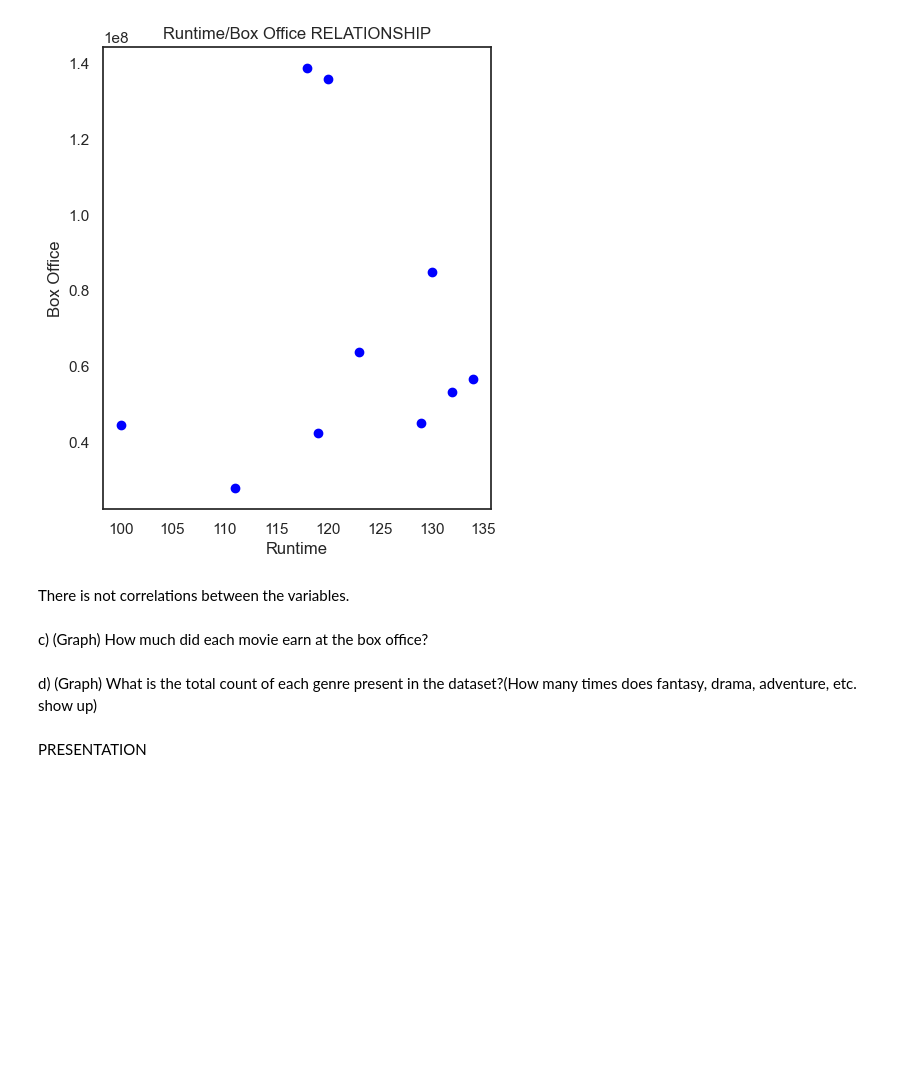
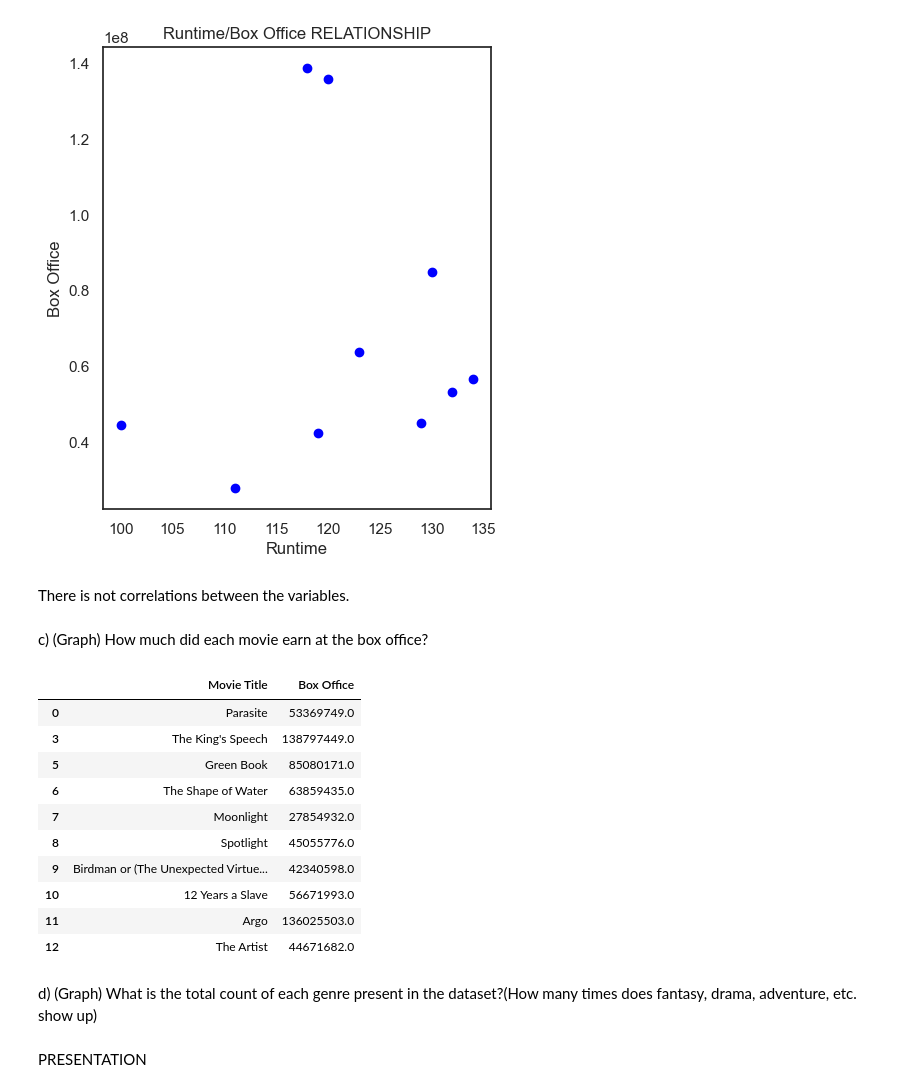
Before and after one commit to 3Grey6Jedi9/Data-Analysis-Project-08, a Jupyter notebook: movie_analysis.ipynb, the cells around one changed output. Cells and saved outputs as stored; diff of their text form; code cells hidden in the pictures; blank space fills up the shorter version.

```diff
--- a/movie_analysis.ipynb
+++ b/movie_analysis.ipynb
@@ -302,6 +302,21 @@ plt.show()
 There is not correlations between the variables.
 # %% [markdown]
 c) (Graph) How much did each movie earn at the box office?
+# %%
+movie_box = movie_unique.iloc[:,[0,9]].dropna()
+movie_box
+# %% [output]
+|  | Movie Title | Box Office |
+| 0 | Parasite | 53369749.0 |
+| 3 | The King's Speech | 138797449.0 |
+| 5 | Green Book | 85080171.0 |
+| 6 | The Shape of Water | 63859435.0 |
+| 7 | Moonlight | 27854932.0 |
+| 8 | Spotlight | 45055776.0 |
+| 9 | Birdman or (The Unexpected Virtue... | 42340598.0 |
+| 10 | 12 Years a Slave | 56671993.0 |
+| 11 | Argo | 136025503.0 |
+| 12 | The Artist | 44671682.0 |
 # %% [markdown]
 d) (Graph) What is the total count of each genre present in the dataset?(How many times does fantasy, drama, adventure, etc. show up)
 # %% [markdown]
```
